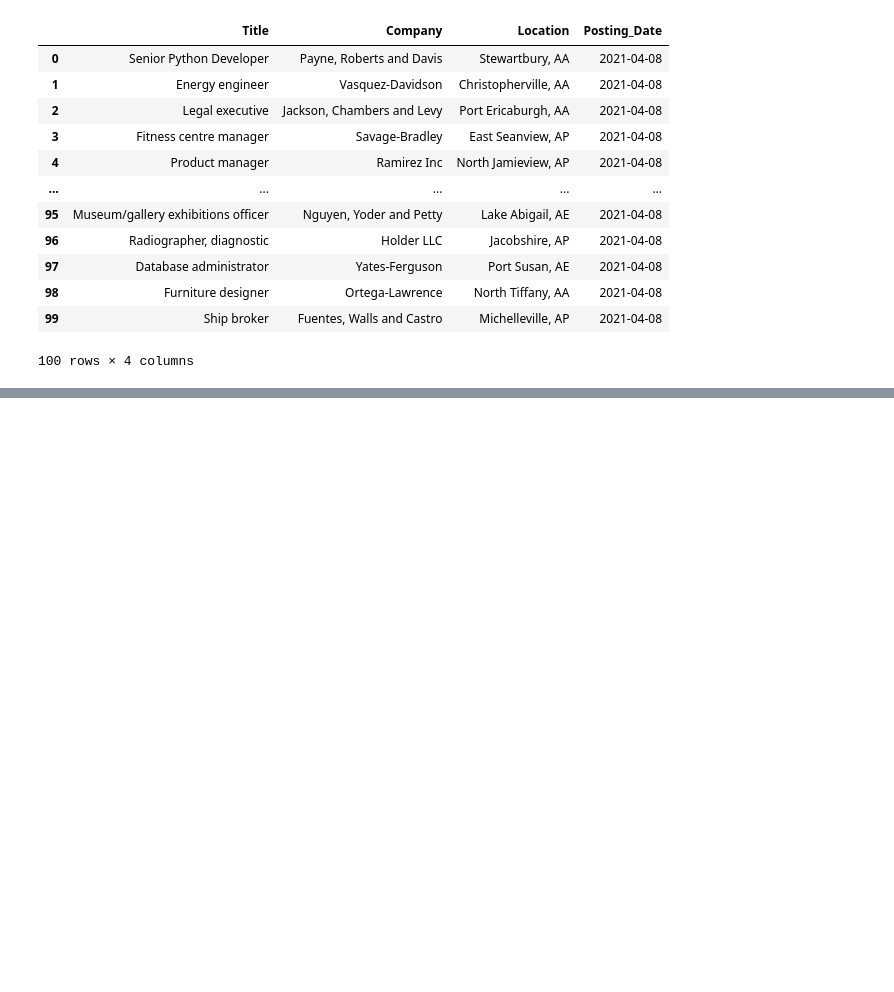
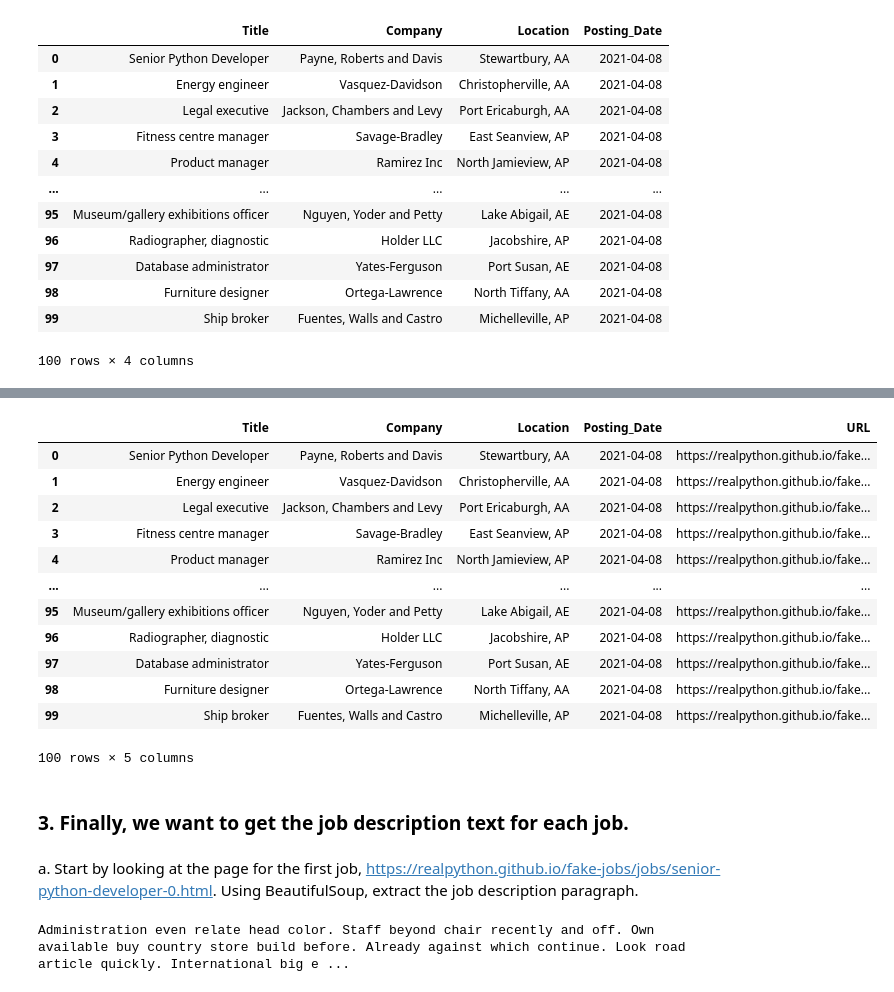
Before and after one commit to nss-data-science-cohort-8/webscraping-ndpawar1981, a Jupyter notebook: webscraping_exercise.ipynb, the cells around one changed output, grey strips where cells are left out. Saved outputs shown, nothing was run; the diff lists cells and outputs as text; code cells hidden in the pictures; blank space fills up the shorter version.

```diff
--- a/webscraping_exercise.ipynb
+++ b/webscraping_exercise.ipynb
@@ -95,0 +110,37 @@ soup.findAll('a')[0]
+# %%
+import re
+posting_df["URL"] = list(f'https://realpython.github.io/fake-jobs/jobs/{re.sub(r"[^a-zA-Z0-9// -]", "", value).replace(" ","-").replace("/","-")}-{index}.html' for index, value in enumerate(posting_df['Title']))
+posting_df
+# %% [output]
+|  | Title | Company | Location | Posting_Date | URL |
+| 0 | Senior Python Developer | Payne, Roberts and Davis | Stewartbury, AA | 2021-04-08 | https://realpython.github.io/fake... |
+| 1 | Energy engineer | Vasquez-Davidson | Christopherville, AA | 2021-04-08 | https://realpython.github.io/fake... |
+| 2 | Legal executive | Jackson, Chambers and Levy | Port Ericaburgh, AA | 2021-04-08 | https://realpython.github.io/fake... |
+| 3 | Fitness centre manager | Savage-Bradley | East Seanview, AP | 2021-04-08 | https://realpython.github.io/fake... |
+| 4 | Product manager | Ramirez Inc | North Jamieview, AP | 2021-04-08 | https://realpython.github.io/fake... |
+| ... | ... | ... | ... | ... | ... |
+| 95 | Museum/gallery exhibitions officer | Nguyen, Yoder and Petty | Lake Abigail, AE | 2021-04-08 | https://realpython.github.io/fake... |
+| 96 | Radiographer, diagnostic | Holder LLC | Jacobshire, AP | 2021-04-08 | https://realpython.github.io/fake... |
+| 97 | Database administrator | Yates-Ferguson | Port Susan, AE | 2021-04-08 | https://realpython.github.io/fake... |
+| 98 | Furniture designer | Ortega-Lawrence | North Tiffany, AA | 2021-04-08 | https://realpython.github.io/fake... |
+| 99 | Ship broker | Fuentes, Walls and Castro | Michelleville, AP | 2021-04-08 | https://realpython.github.io/fake... |
+100 rows × 5 columns
+# %% [markdown]
+### 3. Finally, we want to get the job description text for each job.
+# %% [markdown]
+a. Start by looking at the page for the first job, https://realpython.github.io/fake-jobs/jobs/senior-python-developer-0.html. Using BeautifulSoup, extract the job description paragraph.
+# %%
+URL = 'https://realpython.github.io/fake-jobs/jobs/legal-executive-2.html'
+parseType = 'html.parser'
+soupDesc = parseWebpageWithSoup(URL,parseType)
+
+def has_class_and_id(tag):
+    return tag.has_attr('class') or tag.has_attr('id')
+
+
+# the job descripton is on second index of <p> so use that and it doesn not have any attributes like class or id.
+for pTag in soupDesc.find_all('p'):
+        if has_class_and_id(pTag) == False:
+            print(pTag.string)
+# %% [output]
+Administration even relate head color. Staff beyond chair recently and off. Own available buy country store build before. Already against which continue. Look road article quickly. International big e ...
```
Also changed, not shown: parts of 9 cells of this notebook.
